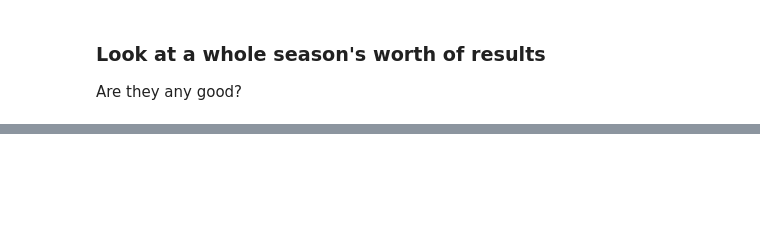
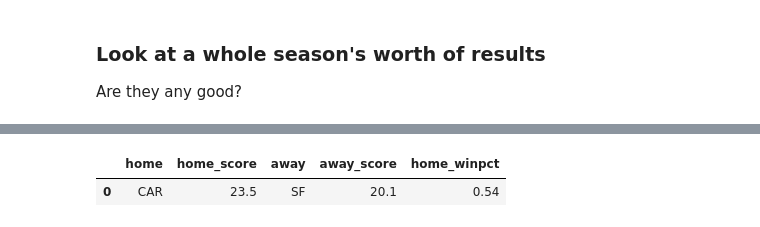
Before and after one commit to ewelchman/football_analytics, a Jupyter notebook: fiddling/Modeling_Games.ipynb, the cells around one changed output, grey strips where cells are left out. Cells and saved outputs as stored; diff of their text form; code cells hidden in the pictures; blank space fills up the shorter version.

```diff
--- a/fiddling/Modeling_Games.ipynb
+++ b/fiddling/Modeling_Games.ipynb
@@ -1220 +1243,21 @@ Real Result:
+# %%
+def simmed_summary(games_dict):
+    # As input, use dictionary output from sim_many_games
+    g = games_dict
+    df_dict = {}
+    df_dict['home'] = g['game_objects'].home.values[0]
+    df_dict['away'] = g['game_objects'].away.values[0]
+    df_dict['home_score'] = g['home_score_avg']
+    df_dict['away_score'] = g['away_score_avg']
+    df_dict['home_winpct'] = g['home_winpct']
+
+    # Make Series from dict. Then dataframe from series.
+    df = pd.DataFrame(pd.Series(df_dict)).transpose()
+    return df[['home','home_score',
+               'away','away_score', 'home_winpct']]
+
+simmed_summary(simmed_games[1])
+# %% [output]
+|  | home | home_score | away | away_score | home_winpct |
+| 0 | CAR | 23.5 | SF | 20.1 | 0.54 |
 # %%
```
Also changed, not shown: parts of 6 cells of this notebook, 2 other files.
